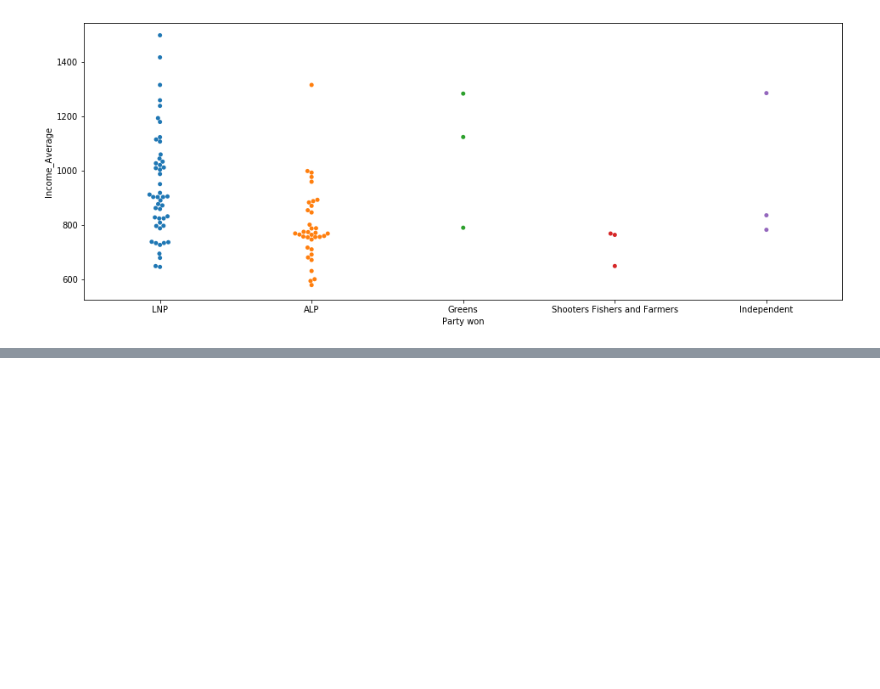
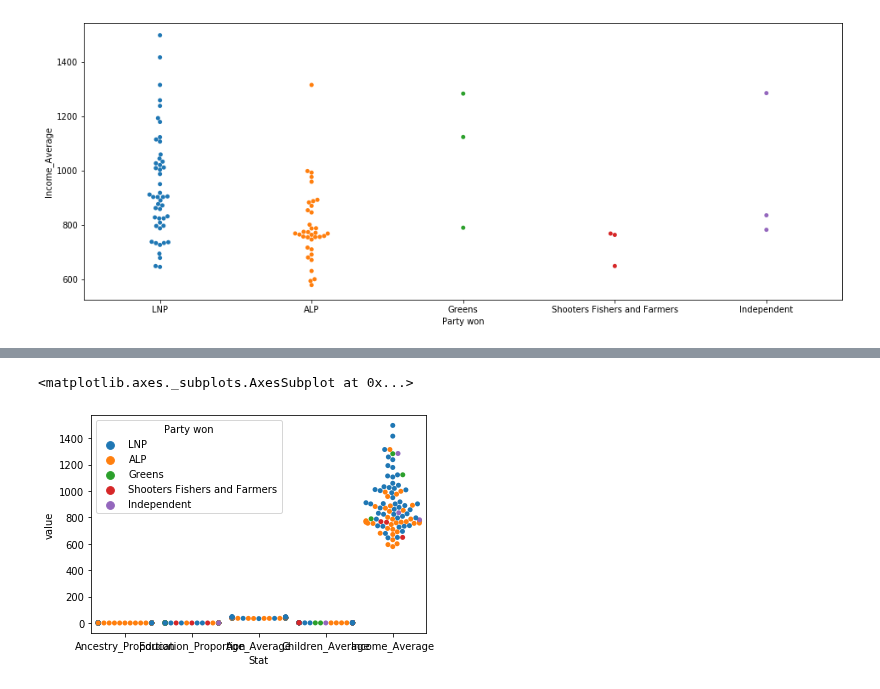
Before and after one commit to garyliu427/data-science-project-2019, a Jupyter notebook: Seaborn Analysis.ipynb, the cells around one changed output, grey strips where cells are left out. Cells and saved outputs as stored; diff of their text form; code cells hidden in the pictures; blank space fills up the shorter version.

```diff
--- a/Seaborn Analysis.ipynb
+++ b/Seaborn Analysis.ipynb
@@ -42,0 +45,3 @@ sns.swarmplot(x='Party won', y='Income_Average', data=NSWResult)
+# %%
+NSWResult.drop(labels="Unnamed: 0",axis=1,inplace=True)
+NSWResult.head()
@@ -42,0 +55,5 @@ sns.swarmplot(x='Party won', y='Income_Average', data=NSWResult)
+# %%
+melted_df = pd.melt(NSWResult,
+                    id_vars=["Name", "Party won"],
+                    var_name="Stat")
+melted_df.head()
@@ -42,0 +67,5 @@ sns.swarmplot(x='Party won', y='Income_Average', data=NSWResult)
+# %%
+sns.swarmplot(x='Stat', y='value', data=melted_df, hue='Party won')
+# %% [output]
+<matplotlib.axes._subplots.AxesSubplot at 0x...>
+[figure, added]
```
Also changed, not shown: parts of 4 cells of this notebook.
